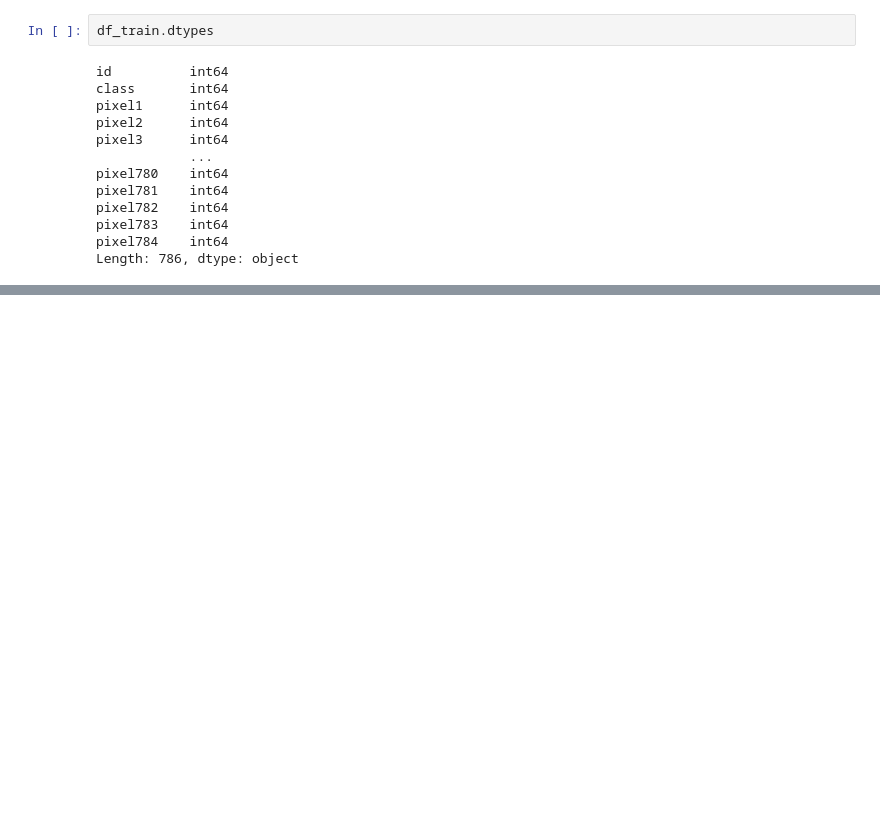
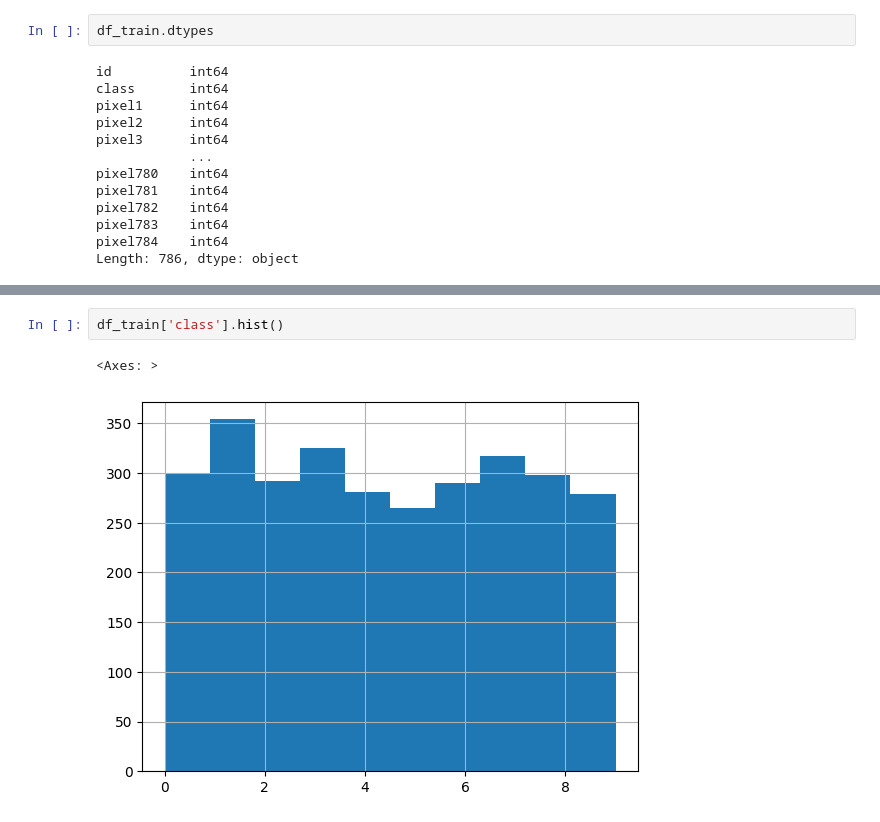
Before and after one commit to zinia94/MachineLearning, a Jupyter notebook: notebooks/machine-learning/supervised-learning/support_vector_machines.ipynb, the cells around one changed output, grey strips where cells are left out. Saved outputs shown, nothing was run; the diff lists cells and outputs as text; blank space fills up the shorter version.

```diff
--- a/notebooks/machine-learning/supervised-learning/support_vector_machines.ipynb
+++ b/notebooks/machine-learning/supervised-learning/support_vector_machines.ipynb
@@ -52,0 +75,5 @@ Length: 786, dtype: object
+# %%
+df_train['class'].hist()
+# %% [output]
+<Axes: >
+[figure, added]
```
Also changed, not shown: parts of 9 cells of this notebook.
